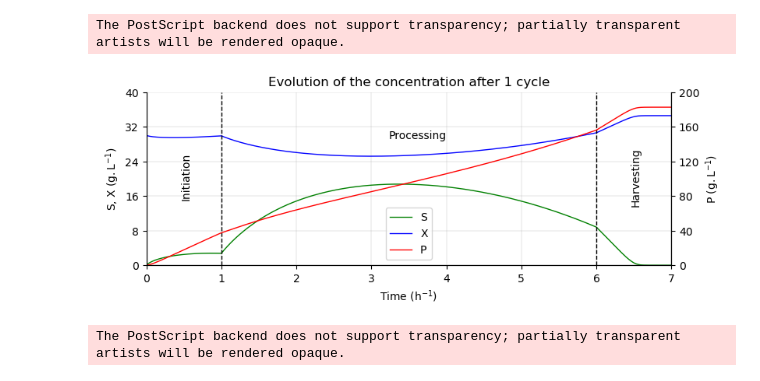
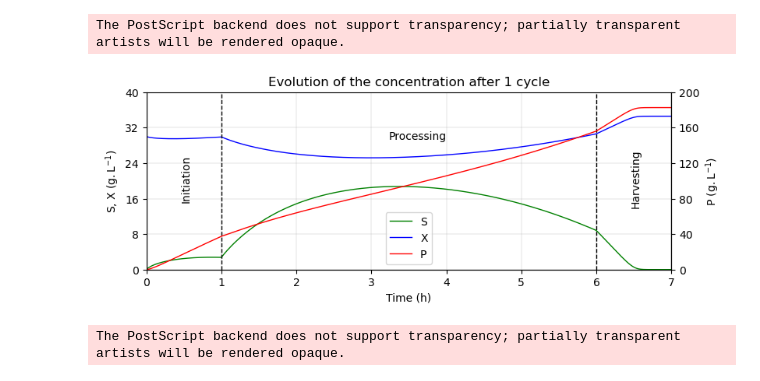
Before and after one commit to jonathanrsr/biochemical, a Jupyter notebook: Projects/4. Fed-batch reactor/Exercise 1.ipynb, the cells around one changed output. Saved outputs shown, nothing was run; the diff lists cells and outputs as text; code cells hidden in the pictures.

```diff
--- a/Projects/4. Fed-batch reactor/Exercise 1.ipynb
+++ b/Projects/4. Fed-batch reactor/Exercise 1.ipynb
@@ -69,35 +69,35 @@ ax2 = ax.twinx()
 lns3 = ax2.plot(t, NP/V, linewidth = 1.0, color = "red", label = "P")
 
 lns = lns1 + lns2 + lns3
 labs = [l.get_label() for l in lns]
 ax.legend(lns, labs, loc = 8)
 
 ax.grid(linewidth = 0.25)
-ax.set_xlabel(r"Time ($\mathregular{h^{-1}}$)")
+ax.set_xlabel(r"Time (h)")
 ax.set_ylabel(r"S, X ($\mathregular{g.L^{-1}}$)")
 ax.set_xlim(0, 7)
 ax.set_ylim(0, 40)
 ax.set_yticks(np.linspace(0, 40, 6))
 ax.spines['top'].set_visible(False)
 ax.vlines(1, 0, 40, color = "black", linewidth = 1, linestyle = "--")
 ax.annotate('Initiation', xy=(0.6, 20.5), xytext=(0.6, 20.5), xycoords='data', textcoords='data',
             rotation=90, ha='right', va='center', fontsize = 10, color='black')
 ax.annotate('Processing', xy=(4, 30), xytext=(4, 30), xycoords='data', textcoords='data', ha='right', va='center', fontsize = 10, color='black')
 ax.annotate('Harvesting', xy=(6.6, 20.5), xytext=(6.6, 20.5), xycoords='data', textcoords='data',
             rotation=90, ha='right', va='center', fontsize = 10, color='black')
 ax.vlines(6, 0, 40, color = "black", linewidth = 1, linestyle = "--")
 
 ax2.set_ylabel(r"P ($\mathregular{g.L^{-1}}$)")
 ax2.set_xlim(0, 7)
 ax2.set_ylim(0, 200)
 ax2.set_yticks(np.linspace(0, 200, 6))
 
 plt.title("Evolution of the concentration after 1 cycle")
 plt.savefig("Images\\1.1.eps", format = "eps")
 plt.show()
 # %% [output]
 The PostScript backend does not support transparency; partially transparent artists will be rendered opaque.
-[figure, old version]
+[figure, new version]
 # %%
 # Initial conditions
 y0 = [0, 30*0.85, 0, 0.85]
```
Also changed, not shown: parts of 1 cell of this notebook, 4 other files.
